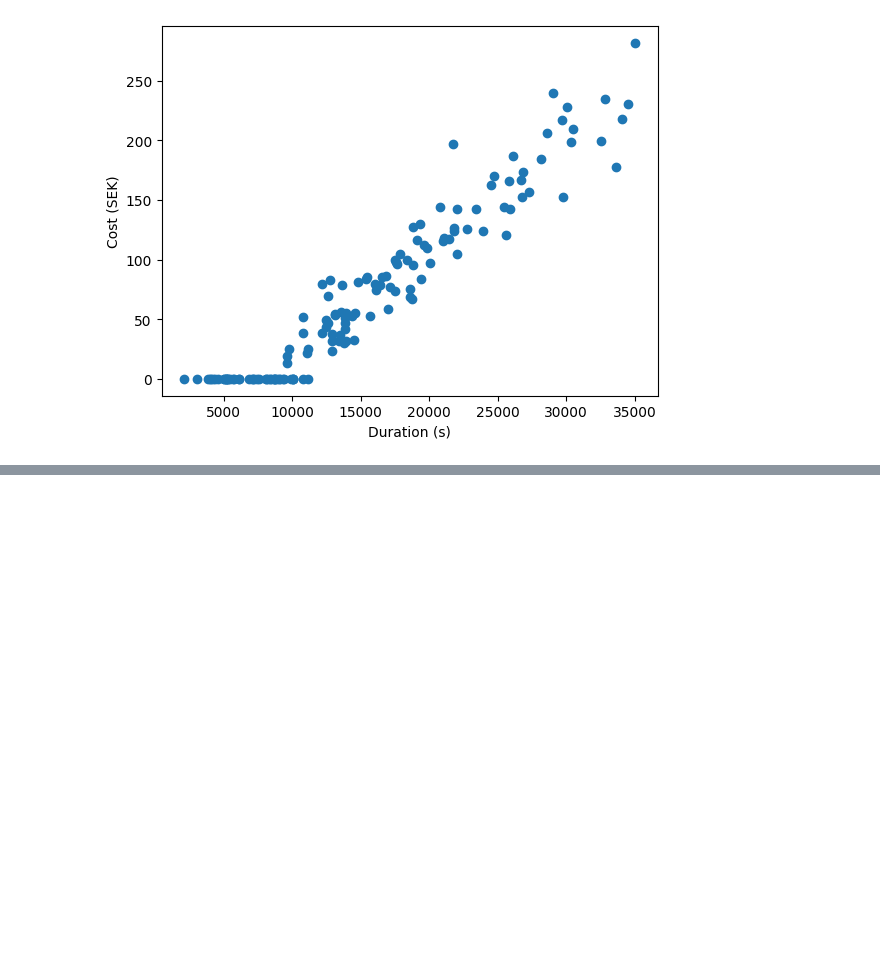
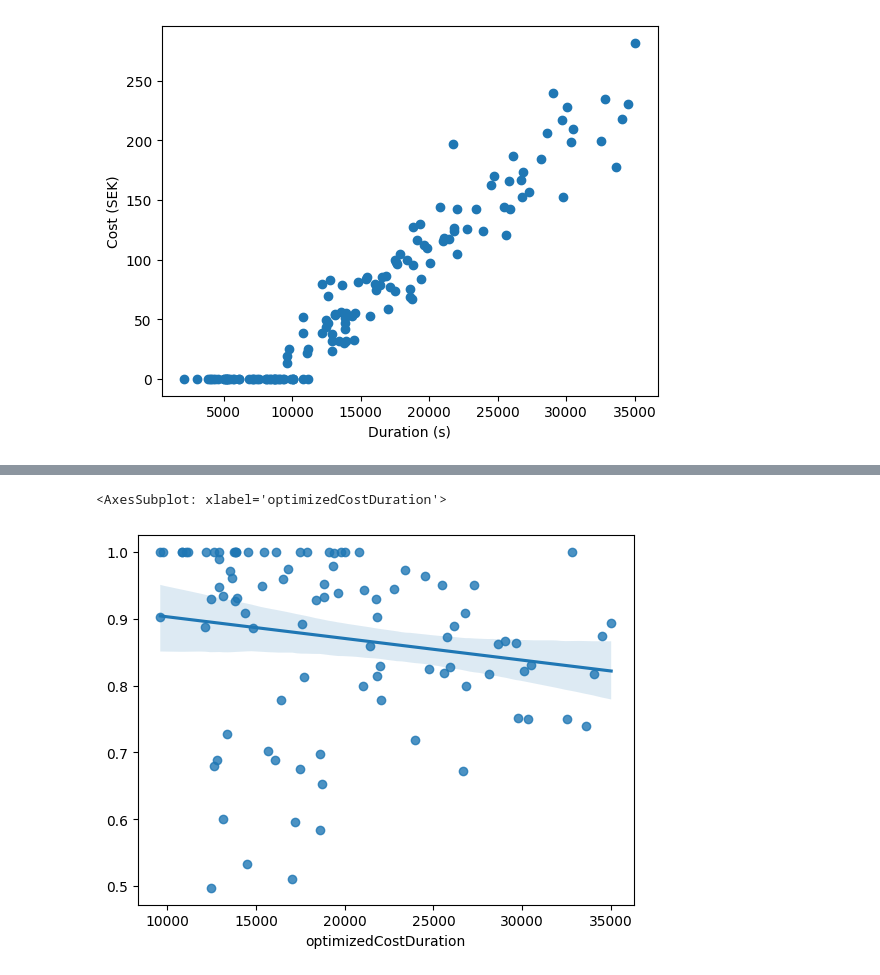
Before and after one commit to mattlehrer/ev-routing-experiment-analysis, a Jupyter notebook: analysis.ipynb, the cells around one changed output, grey strips where cells are left out. Drawn from its saved outputs; the diff is of its cells as text; code cells hidden in the pictures; blank space fills up the shorter version.

```diff
--- a/analysis.ipynb
+++ b/analysis.ipynb
@@ -151,0 +218,7 @@ data.loc[(data['optimizedDuration'] > data['optimizedCostDuration'])]
+# %%
+x = successful['optimizedCostDuration']
+y = successful['optimizedCost']/successful['optimizedDurationFinancialCost']
+sns.regplot(x=x, y=y)
+# %% [output]
+<AxesSubplot: xlabel='optimizedCostDuration'>
+[figure, added]
```
Also changed, not shown: parts of 25 cells of this notebook, 1 other file.
